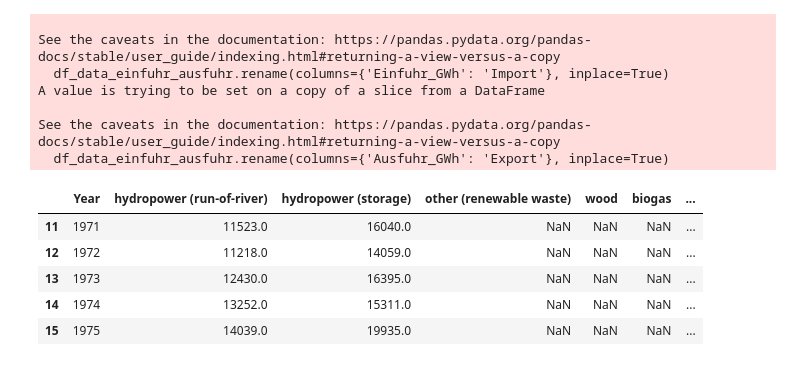
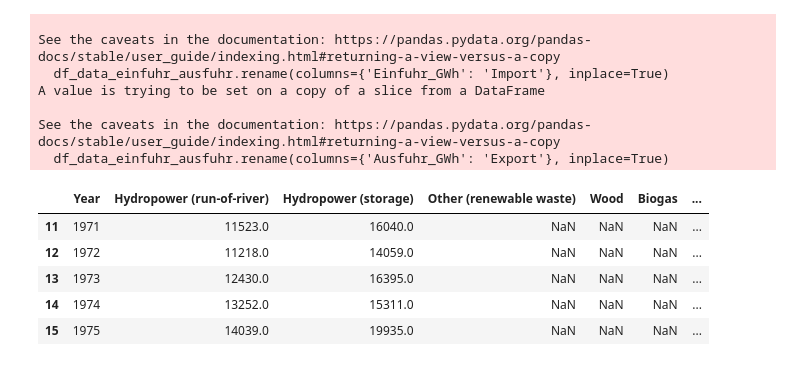
Before and after one commit to dario-baumberger/hslu-dviz-swiss-energy, a Jupyter notebook: python/ogd32_elektrizitaetbilanz_jahreswerte.ipynb, the cells around one changed output. Saved outputs shown, nothing was run; the diff lists cells and outputs as text; code cells hidden in the pictures.

```diff
--- a/python/ogd32_elektrizitaetbilanz_jahreswerte.ipynb
+++ b/python/ogd32_elektrizitaetbilanz_jahreswerte.ipynb
@@ -68,39 +68,39 @@ See the caveats in the documentation: https://pandas.pydata.org/pandas-docs/stab
 # %%
 df_data_erzeugung = df_data[[
     'Jahr',
     'Erzeugung_laufwerk_GWh',
     'Erzeugung_speicherwerk_GWh',
     'Erzeugung_andere_erneuerbare_abfaelle_GWh',
     'Erzeugung_holz_GWh',
     'Erzeugung_biogas_GWh',
     'Erzeugung_photovoltaik_GWh',
     'Erzeugung_wind_GWh',
     'Erzeugung_andere_total_GWh',
     'Erzeugung_andere_fossil_GWh',
     'Erzeugung_kernkraftwerk_GWh',
 ]]
 
 df_data_erzeugung = df_data_erzeugung[df_data['Jahr'] > 1970]
 
 df_data_erzeugung.rename(columns={
     'Jahr': 'Year',
-    'Erzeugung_laufwerk_GWh': 'hydropower (run-of-river)',
-    'Erzeugung_speicherwerk_GWh': 'hydropower (storage)',
-    'Erzeugung_andere_erneuerbare_abfaelle_GWh': 'other (renewable waste)',
-    'Erzeugung_holz_GWh': 'wood',
-    'Erzeugung_biogas_GWh': 'biogas',
-    'Erzeugung_photovoltaik_GWh': 'photovoltaic',
-    'Erzeugung_wind_GWh': 'wind',
-    'Erzeugung_andere_total_GWh': 'other (total)',
-    'Erzeugung_andere_fossil_GWh': 'other (fossil)',
-    'Erzeugung_kernkraftwerk_GWh': 'nuclear power',
+    'Erzeugung_laufwerk_GWh': 'Hydropower (run-of-river)',
+    'Erzeugung_speicherwerk_GWh': 'Hydropower (storage)',
+    'Erzeugung_andere_erneuerbare_abfaelle_GWh': 'Other (renewable waste)',
+    'Erzeugung_holz_GWh': 'Wood',
+    'Erzeugung_biogas_GWh': 'Biogas',
+    'Erzeugung_photovoltaik_GWh': 'Photovoltaic',
+    'Erzeugung_wind_GWh': 'Wind',
+    'Erzeugung_andere_total_GWh': 'Other (total)',
+    'Erzeugung_andere_fossil_GWh': 'Other (fossil)',
+    'Erzeugung_kernkraftwerk_GWh': 'Nuclear power',
 }, inplace=True)
 
 
 
 df_data_erzeugung.head()
 # %% [output]
-|  | Year | hydropower (run-of-river) | hydropower (storage) | other (renewable waste) | wood | biogas | ... |
+|  | Year | Hydropower (run-of-river) | Hydropower (storage) | Other (renewable waste) | Wood | Biogas | ... |
 | 11 | 1971 | 11523.0 | 16040.0 | NaN | NaN | NaN | ... |
 | 12 | 1972 | 11218.0 | 14059.0 | NaN | NaN | NaN | ... |
 | 13 | 1973 | 12430.0 | 16395.0 | NaN | NaN | NaN | ... |
```
Also changed, not shown: parts of 3 cells of this notebook, 3 other files.
